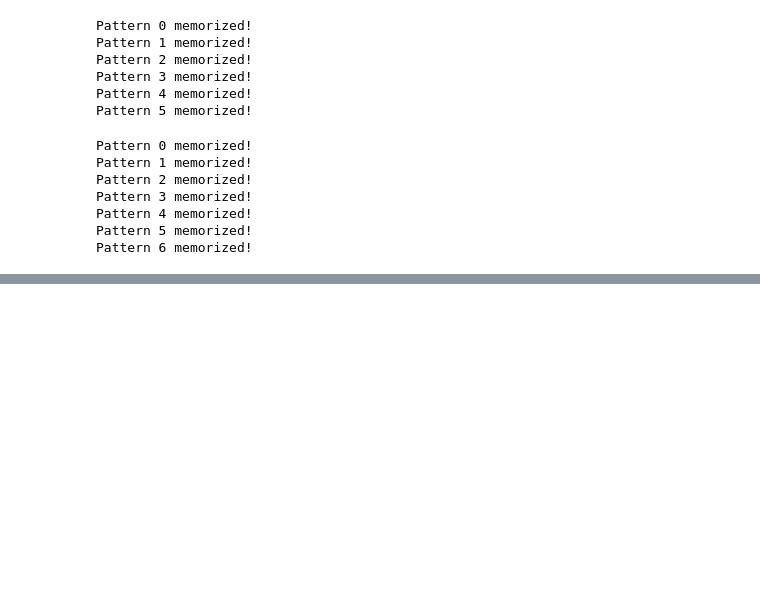
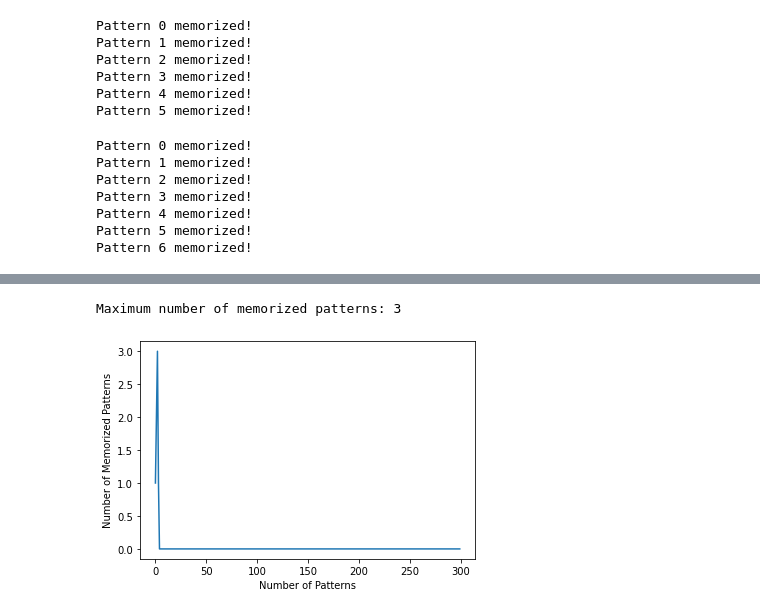
Before and after one commit to Alexdruso/DD2437-ANNDA-Colasanti-Sanvito-Stuart, a Jupyter notebook: lab3/assignment 3.1-3.3.ipynb, the cells around one changed output, grey strips where cells are left out. Cells and saved outputs as stored; diff of their text form; code cells hidden in the pictures; blank space fills up the shorter version.

```diff
--- a/lab3/assignment 3.1-3.3.ipynb
+++ b/lab3/assignment 3.1-3.3.ipynb
@@ -960,0 +1049,30 @@ Pattern 10 memorized!
+# %%
+random_patterns = []
+for i in tqdm(range(300)):
+  random_patterns.append(np.sign(0.5 + np.random.normal(1, 2, 300)))
+# %%
+stable_patterns = []
+for i in tqdm(range(1, 301)):
+  training_patterns = random_patterns[:i]
+
+  network = HopfieldNetwork(max_iterations=10, self_connections=False)
+  network.fit(training_patterns, training_patterns)
+
+  n_stable_patterns = 0
+  for j in range(i):
+    pattern = random_patterns[j]
+    noisy = noisy_pattern(pattern, 10)
+    result = network.predict(noisy)
+    if (np.array_equal(pattern, result)):
+      n_stable_patterns += 1
+
+  stable_patterns.append(n_stable_patterns)
+# %%
+plt.plot(stable_patterns);
+plt.xlabel('Number of Patterns')
+plt.ylabel('Number of Memorized Patterns')
+
+print('Maximum number of memorized patterns: {}'.format(np.max(stable_patterns)))
+# %% [output]
+Maximum number of memorized patterns: 3
+[figure, added]
```
Also changed, not shown: parts of 29 cells of this notebook, 1 other file.
